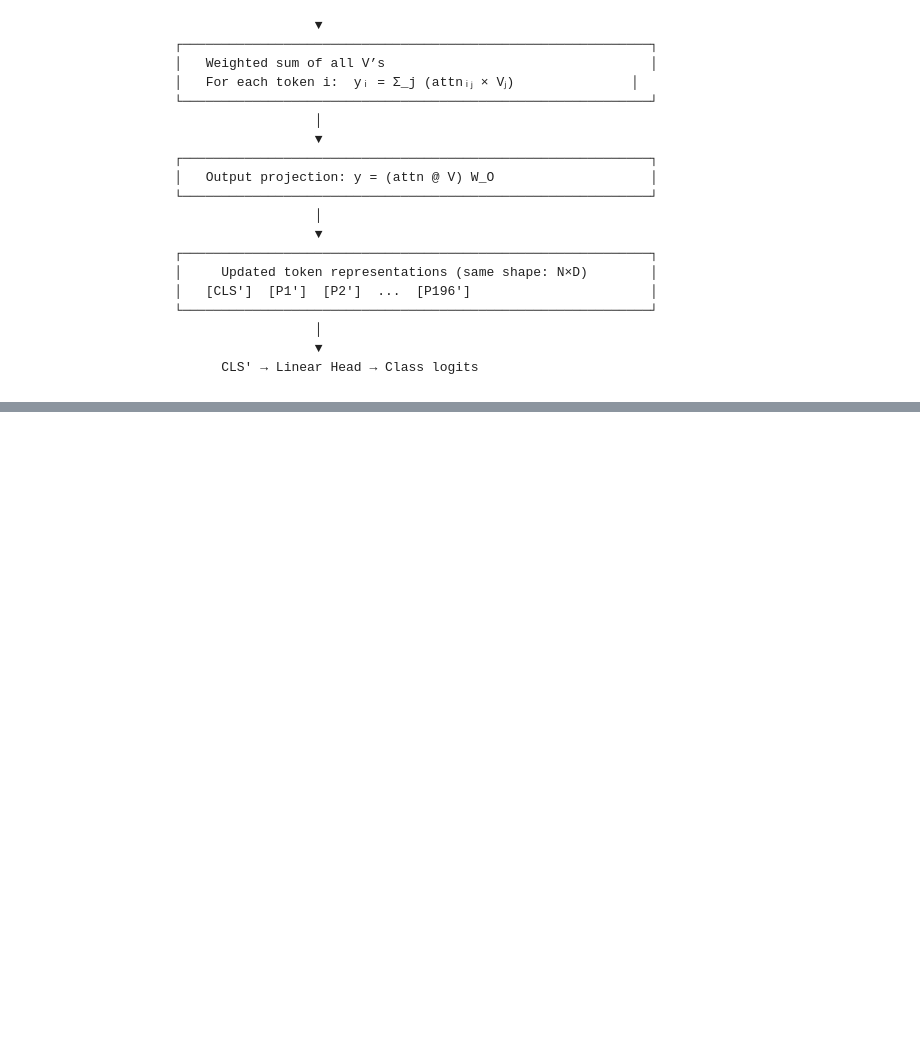
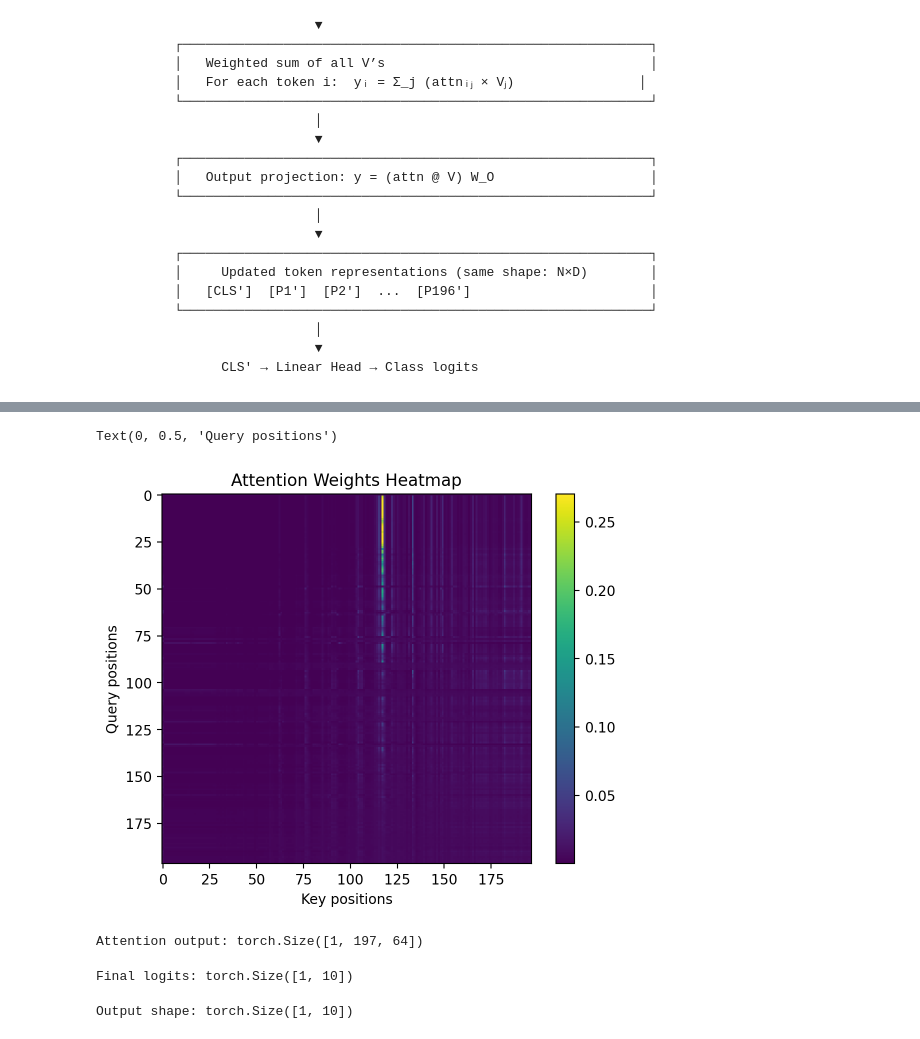
Before and after one commit to nipunbatra/vlm-from-scratch, a Jupyter notebook: vision-transformer-scratch.ipynb, the cells around one changed output, grey strips where cells are left out. Cells and saved outputs as stored; diff of their text form; code cells hidden in the pictures; blank space fills up the shorter version.

```diff
--- a/vision-transformer-scratch.ipynb
+++ b/vision-transformer-scratch.ipynb
@@ -248,0 +290,21 @@ Now, let us add attention mechanism to our ViT model. First, let us see how to i
+# %%
+plt.imshow(attn[0].detach().numpy(), cmap='viridis')
+plt.colorbar()
+plt.title("Attention Weights Heatmap")
+plt.xlabel("Key positions")
+plt.ylabel("Query positions")
+# %% [output]
+Text(0, 0.5, 'Query positions')
+[figure, added]
+# %%
+out = attn @ V     # [B, N, D]
+print("Attention output:", out.shape)
+# %% [output]
+Attention output: torch.Size([1, 197, 64])
+# %%
+cls_token = out[:, 0]                  # [B, D]
+head = torch.randn(D, 10)            # 10 CIFAR classes
+logits = cls_token @ head
+print("Final logits:", logits.shape)
+# %% [output]
+Final logits: torch.Size([1, 10])
@@ -248,0 +369,7 @@ Now, let us add attention mechanism to our ViT model. First, let us see how to i
+# %%
+model = SingleHeadAttentionViT(embed_dim=64)
+dummy = torch.randn(1, 3, 224, 224)
+out = model(dummy)
+print("Output shape:", out.shape)
+# %% [output]
+Output shape: torch.Size([1, 10])
```
Also changed, not shown: parts of 7 cells of this notebook.
